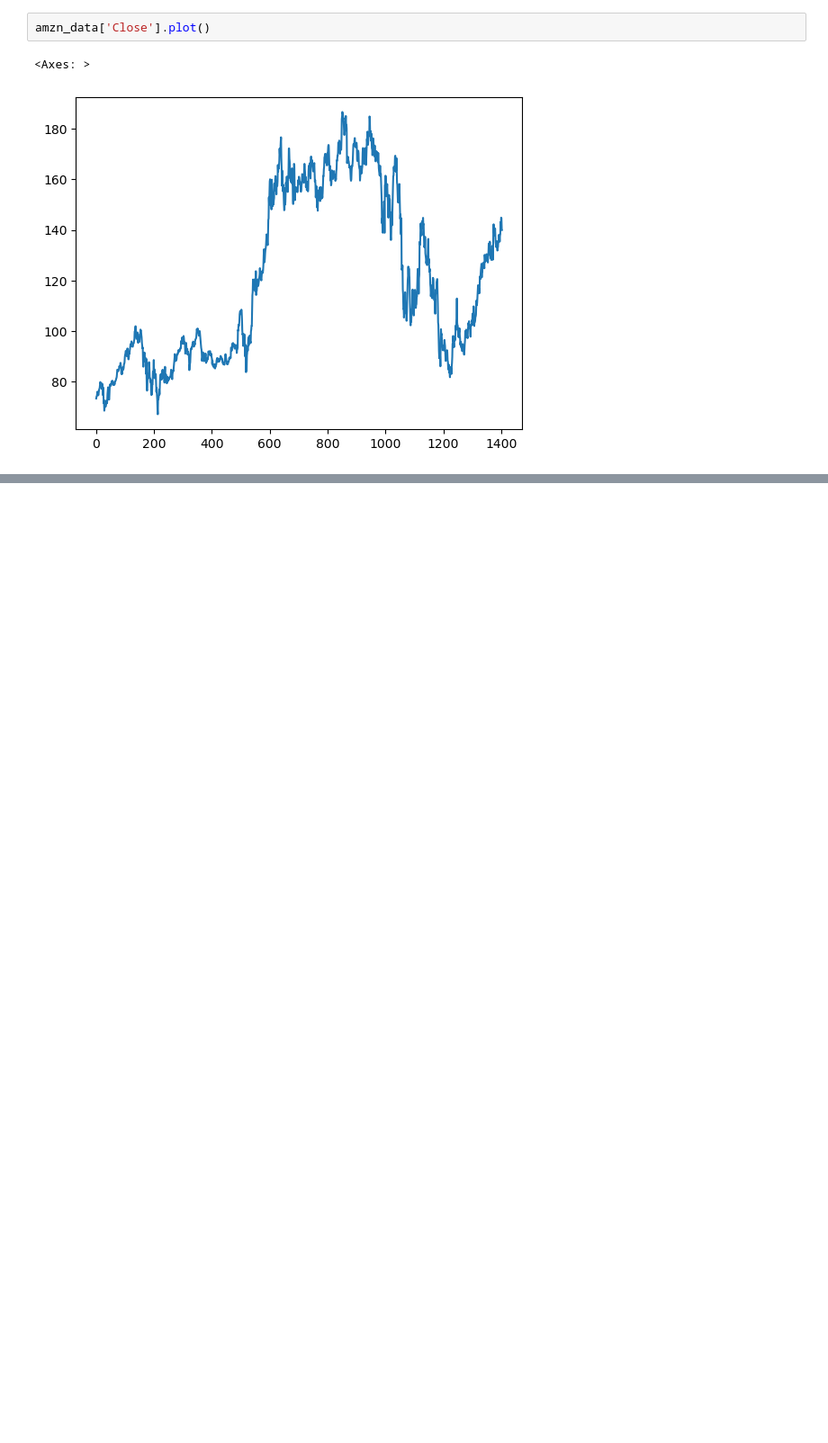
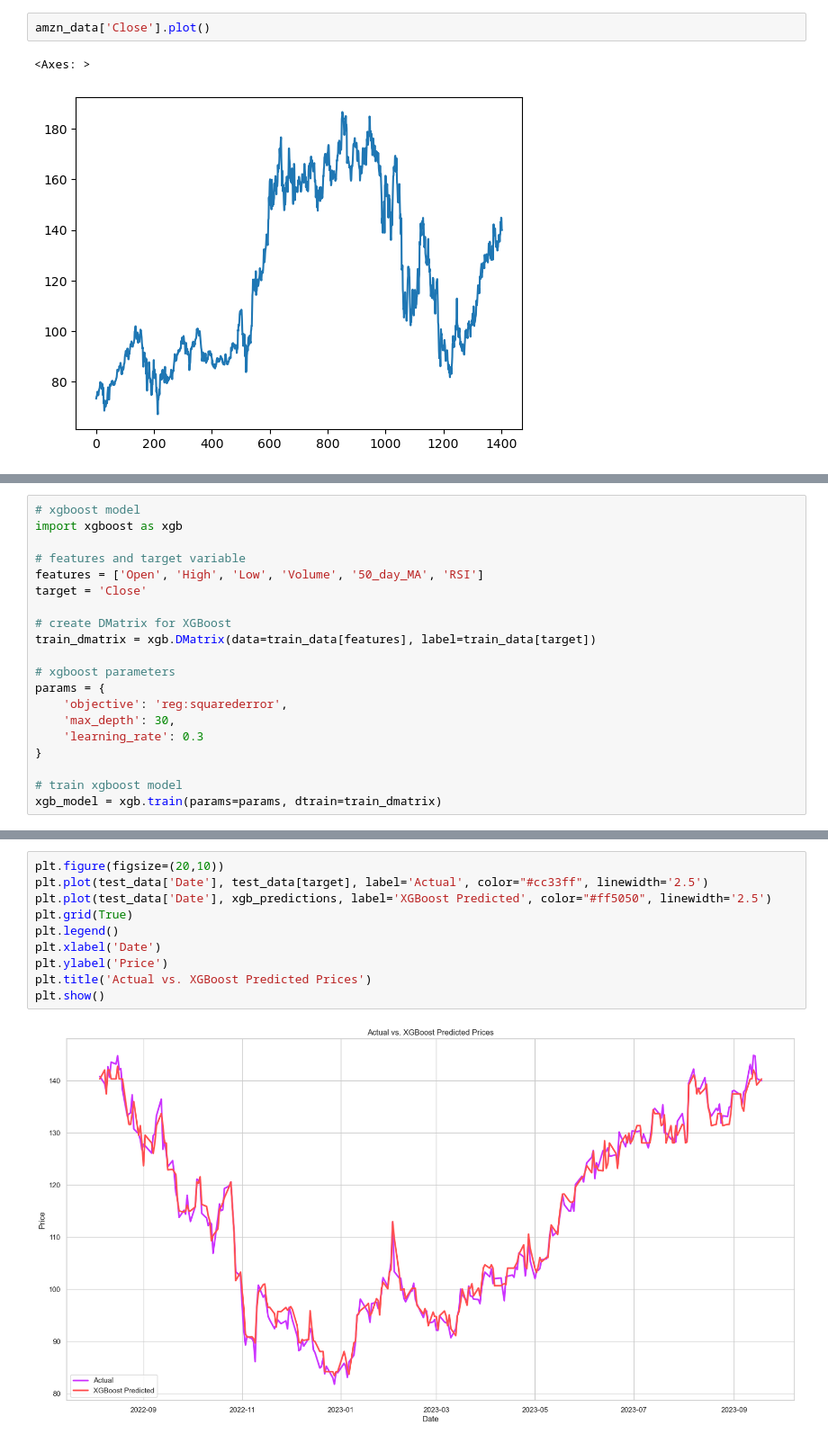
Before and after one commit to dadario10/Data_Modeling_Project, a Jupyter notebook: amzntest2.ipynb, the cells around one changed output, grey strips where cells are left out. Shown at 90% size. Cells and saved outputs as stored; diff of their text form; blank space fills up the shorter version.

```diff
--- a/amzntest2.ipynb
+++ b/amzntest2.ipynb
@@ -154,0 +167,20 @@ Text(0.5, 1.0, 'Actual vs. Predicted Prices')
+# %%
+# xgboost model
+import xgboost as xgb
+
+# features and target variable
+features = ['Open', 'High', 'Low', 'Volume', '50_day_MA', 'RSI']
+target = 'Close'
+
+# create DMatrix for XGBoost
+train_dmatrix = xgb.DMatrix(data=train_data[features], label=train_data[target])
+
+# xgboost parameters
+params = {
+    'objective': 'reg:squarederror',
+    'max_depth': 30,
+    'learning_rate': 0.3
+}
+
+# train xgboost model
+xgb_model = xgb.train(params=params, dtrain=train_dmatrix)
@@ -155 +199,13 @@ Text(0.5, 1.0, 'Actual vs. Predicted Prices')
+# %%
+plt.figure(figsize=(20,10))
+plt.plot(test_data['Date'], test_data[target], label='Actual', color="#cc33ff", linewidth='2.5')
+plt.plot(test_data['Date'], xgb_predictions, label='XGBoost Predicted', color="#ff5050", linewidth='2.5')
+plt.grid(True)
+plt.legend()
+plt.xlabel('Date')
+plt.ylabel('Price')
+plt.title('Actual vs. XGBoost Predicted Prices')
+plt.show()
+# %% [output]
+[figure, added]
 # %%
```
Also changed, not shown: parts of 27 cells of this notebook, 1 other file.
